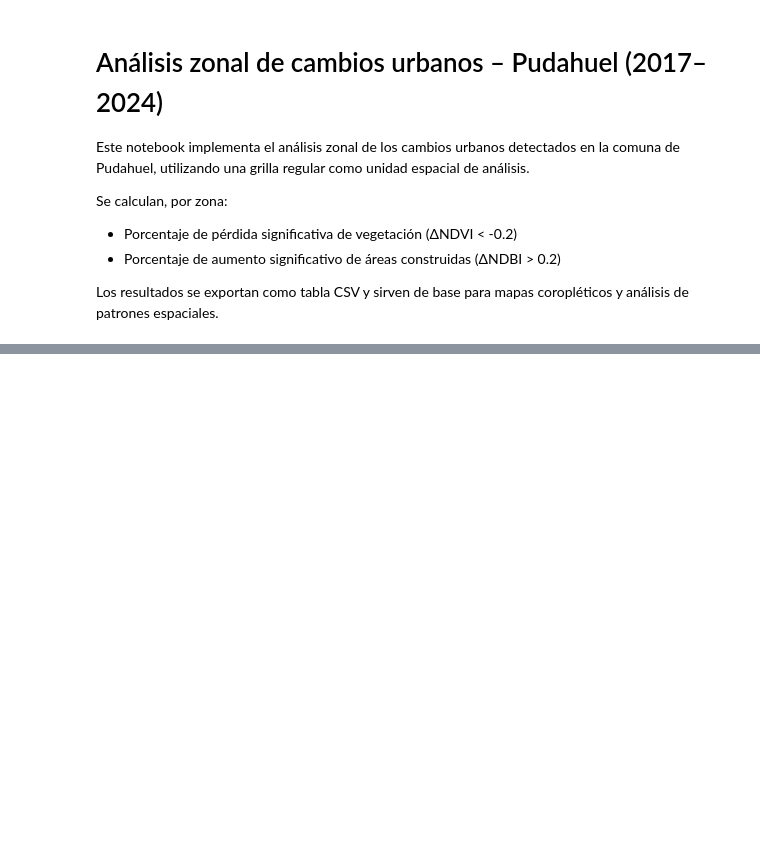
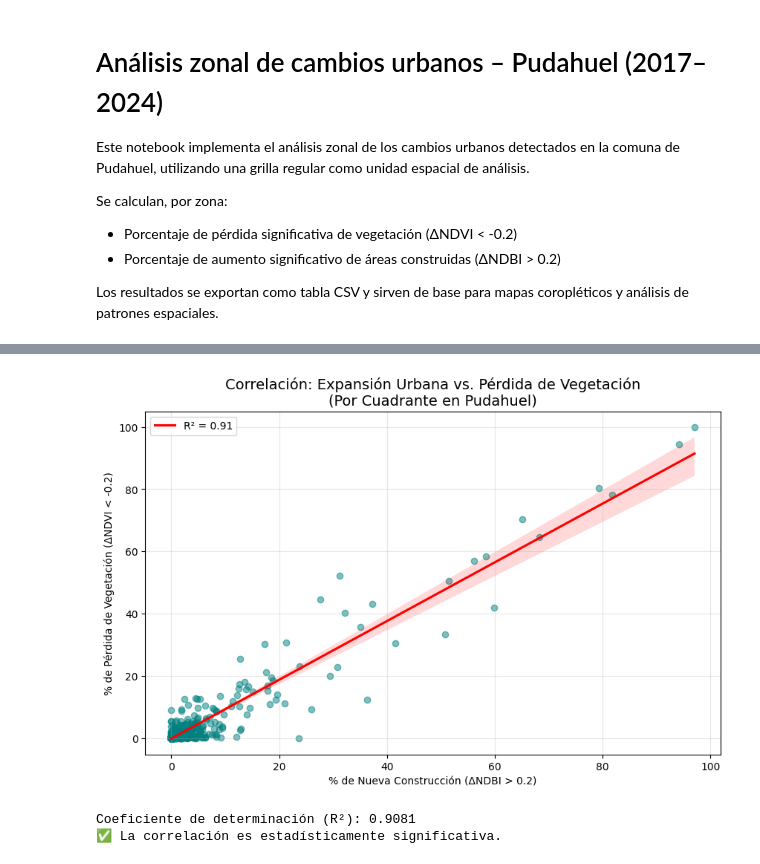
Before and after one commit to diegovaldes23/GEOLABANTES, a Jupyter notebook: Lab2DV/notebooks/03_analisis_zonal.ipynb, the cells around one changed output, grey strips where cells are left out. Saved outputs shown, nothing was run; the diff lists cells and outputs as text; code cells hidden in the pictures; blank space fills up the shorter version.

```diff
--- a/Lab2DV/notebooks/03_analisis_zonal.ipynb
+++ b/Lab2DV/notebooks/03_analisis_zonal.ipynb
@@ -156,0 +189,35 @@ plt.show()
+# %%
+import pandas as pd
+import seaborn as sns
+import matplotlib.pyplot as plt
+from scipy import stats
+
+# --- 1. PREPARACIÓN DE DATOS ---
+# Usamos el GeoDataFrame 'grid' que ya tiene las estadísticas zonales
+df_analisis = grid[['perc_loss_veg', 'perc_gain_built', 'id']].copy()
+
+# --- 2. CÁLCULO DE CORRELACIÓN ---
+# Queremos ver si donde sube el NDBI, baja el NDVI
+slope, intercept, r_value, p_value, std_err = stats.linregress(df_analisis['perc_gain_built'], df_analisis['perc_loss_veg'])
+
+# --- 3. VISUALIZACIÓN DE DISPERSIÓN (SCATTER PLOT) ---
+plt.figure(figsize=(10, 6))
+sns.regplot(data=df_analisis, x='perc_gain_built', y='perc_loss_veg',
+            scatter_kws={'alpha':0.5, 'color':'teal'},
+            line_kws={'color':'red', 'label':f'R² = {r_value**2:.2f}'})
+
+plt.title("Correlación: Expansión Urbana vs. Pérdida de Vegetación\n(Por Cuadrante en Pudahuel)", fontsize=14)
+plt.xlabel("% de Nueva Construcción (ΔNDBI > 0.2)")
+plt.ylabel("% de Pérdida de Vegetación (ΔNDVI < -0.2)")
+plt.legend()
+plt.grid(True, alpha=0.3)
+plt.savefig("/home/jovyan/outputs/figures/correlacion_urbana.png", dpi=200)
+plt.show()
+
+print(f"Coeficiente de determinación (R²): {r_value**2:.4f}")
+if p_value < 0.05:
+    print("✅ La correlación es estadísticamente significativa.")
+# %% [output]
+[figure, added]
+Coeficiente de determinación (R²): 0.9081
+✅ La correlación es estadísticamente significativa.
```
Also changed, not shown: parts of 16 cells of this notebook, 6 other files.
